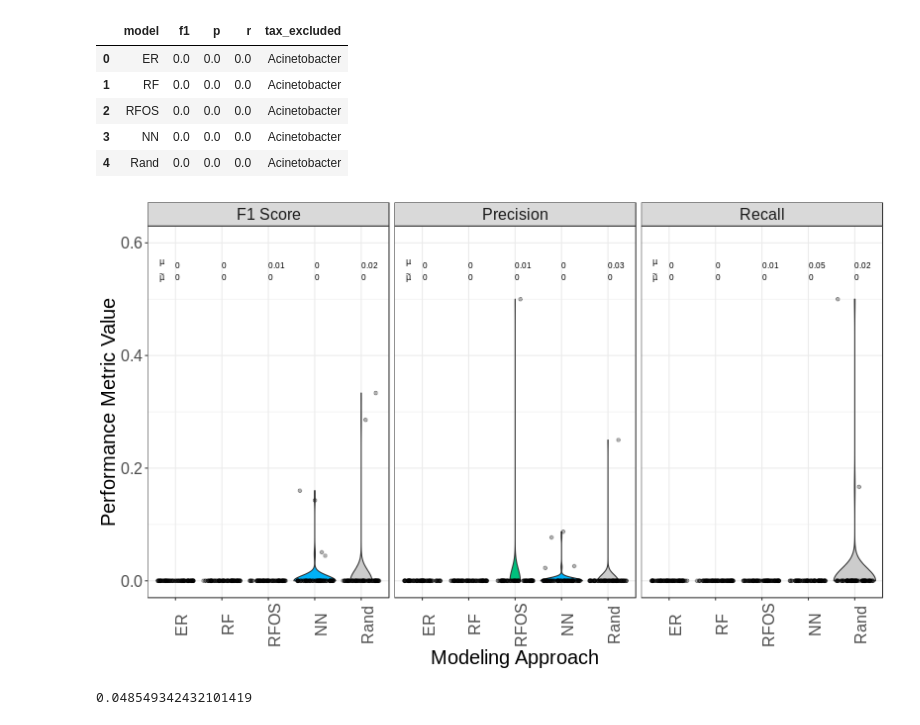
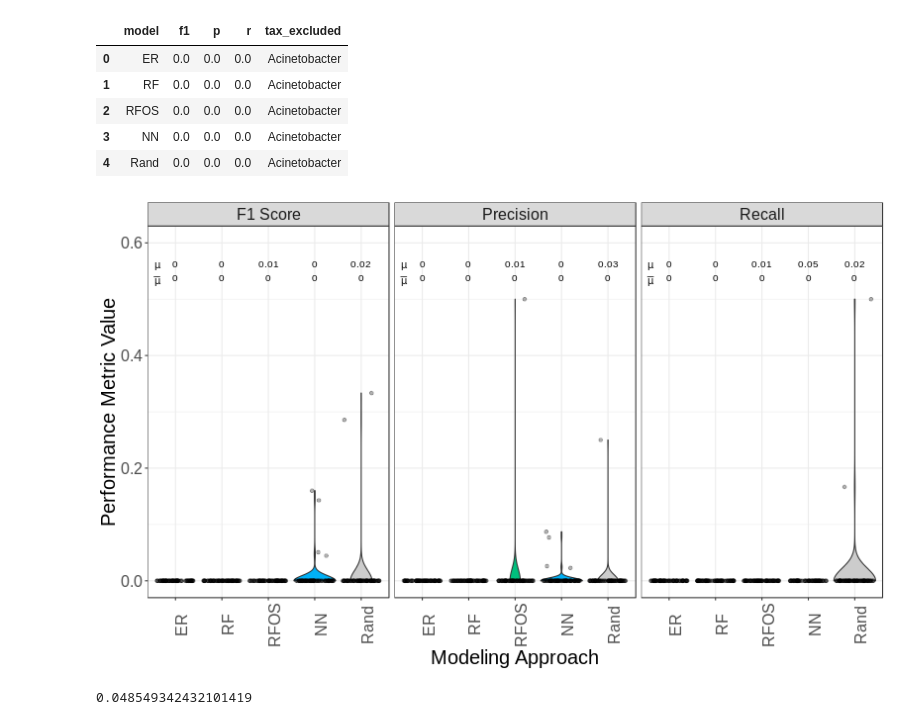
Before and after one commit to mbi2gs/fungicidal_bact_genomics, a Jupyter notebook: notebooks/model_cross_validation.ipynb, the cells around one changed output. Cells and saved outputs as stored; diff of their text form; code cells hidden in the pictures.

```diff
--- a/notebooks/model_cross_validation.ipynb
+++ b/notebooks/model_cross_validation.ipynb
@@ -432,36 +432,36 @@ model_tax_scores_df = pd.read_csv(gcv_scores_file, sep='\t')
 longt = model_tax_scores_df %>%
     gather('metric', 'value', f1, p, r)
 
 
 labelst = longt %>%
     group_by(model, metric) %>%
     summarise(val_mean = round(mean(value),2),
               val_median = round(median(value),2)) %>%
     mutate(y = 0.55, ave_lab = paste0(val_mean, '\n', val_median))
 
 longt$metric = factor(longt$metric)
 longt$model = factor(longt$model, levels = c('ER', 'RF', 'RFOS', 'NN', 'Rand'))
 levels(longt$metric) = c('F1 Score', 'Precision', 'Recall')
 labelst$metric = factor(labelst$metric)
 labelst$model = factor(labelst$model, levels = c('ER', 'RF', 'RFOS', 'NN', 'Rand'))
 levels(labelst$metric) = c('F1 Score', 'Precision', 'Recall')
 
 ggplot(longt, aes(x=factor(model), y=value)) +
     geom_violin(aes(fill=model)) +
     scale_fill_manual(values=c('#f8766d', '#E69F00', '#00bf7d', '#00b0f6', '#cccccc')) +
     geom_jitter(alpha=0.3, height=0) +
     labs(x='Modeling Approach',
          y='Performance Metric Value') +
-    geom_text(data=labelst, size=2.9, hjust='left', aes(x=model, y=y, label=ave_lab)) +
-    annotate("text", x = 0.7, y = 0.55, size=2.9, label = expression(atop(mu, tilde(mu)))) +
+    geom_text(data=labelst, size=3.5, hjust='middle', aes(x=model, y=y, label=ave_lab)) +
+    annotate("text", x = 0.6, y = 0.545, size=3.5, label = expression(atop(mu, bar(mu)))) +
     theme_bw() +
     ylim(0,0.6) +
     facet_wrap(~metric) +
     theme(text = element_text(size=20),
           legend.position = "none",
           axis.text.x = element_text(angle = 90))
 # %% [output]
-[figure, old version]
+[figure, new version]
 # %%
 %%R -i tax_exclusion_img_fp
 
```
Also changed, not shown: parts of 1 cell of this notebook, 4 other files.
